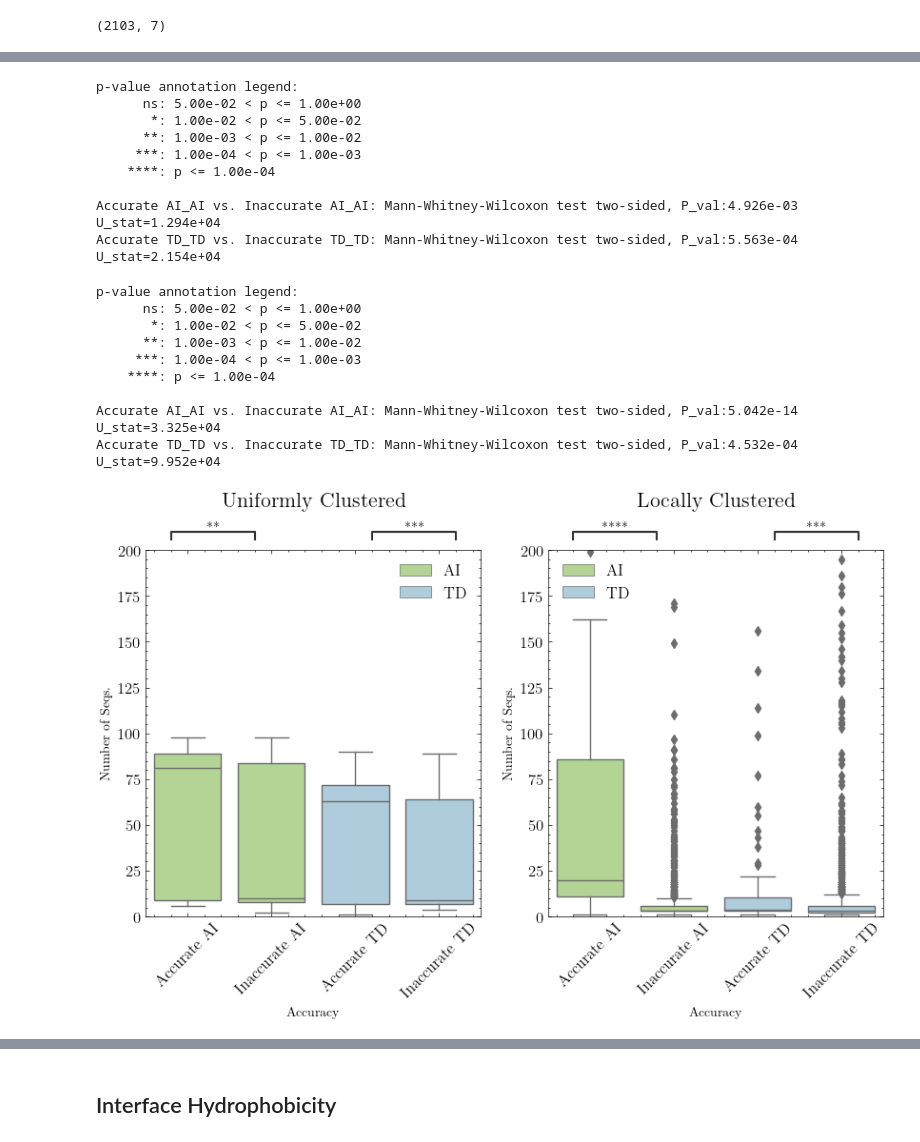
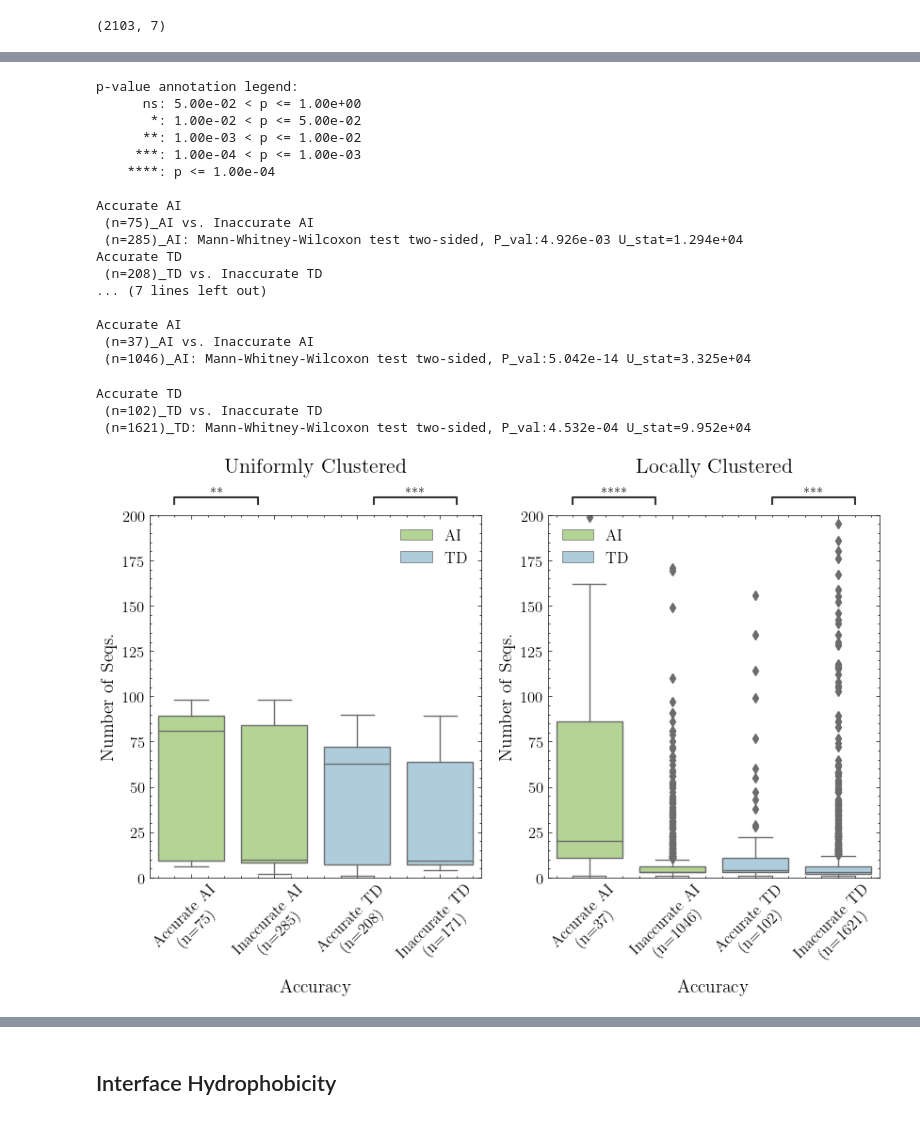
Before and after one commit to bperkinsj/autoinhibition_and_alphafold2, a Jupyter notebook: structure_feature_performance2.ipynb, the cells around one changed output, grey strips where cells are left out. Cells and saved outputs as stored; diff of their text form; code cells hidden in the pictures.

```diff
--- a/structure_feature_performance2.ipynb
+++ b/structure_feature_performance2.ipynb
@@ -109,6 +109,8 @@ def plot_lineage(df, ax, palette, x, y, hue, order, pairs):
     sns.boxplot(x=x, y=y, hue=hue, data=df, ax=ax, palette=palette, dodge=False)
     ax.set_xticklabels(ax.get_xticklabels(), fontsize=12, rotation=45)
     ax.set_yticklabels(ax.get_yticklabels(), fontsize=12)
+    ax.set_ylabel(y, fontsize=14)
+    ax.set_xlabel(x, fontsize=14)
     ax.legend(title_fontsize='14', fontsize='12')
 
     annotator = Annotator(ax, pairs, data=df, x=x, y=y, order=order, hue=hue)
@@ -337,23 +339,3 @@ inaccurate_only_u = only_u[only_u[grmsd] > 3]
 
 md_accurate_only_u = md_only_u[md_only_u[grmsd] <= 3]
 md_inaccurate_only_u = md_only_u[md_only_u[grmsd] > 3]
-# %%
-accurate_non_u['Accuracy'] = 'Accurate AI'
-accurate_non_u['Type'] = 'AI'
-inaccurate_non_u['Accuracy'] = 'Inaccurate AI'
-inaccurate_non_u['Type'] = 'AI'
-
-md_accurate_non_u['Accuracy'] = 'Accurate TD'
-md_accurate_non_u['Type'] = 'TD'
-md_inaccurate_non_u['Accuracy'] = 'Inaccurate TD'
-md_inaccurate_non_u['Type'] = 'TD'
-
-accurate_only_u['Accuracy'] = 'Accurate AI'
-accurate_only_u['Type'] = 'AI'
-inaccurate_only_u['Accuracy'] = 'Inaccurate AI'
-inaccurate_only_u['Type'] = 'AI'
-
-md_accurate_only_u['Accuracy'] = 'Accurate TD'
-md_accurate_only_u['Type'] = 'TD'
-md_inaccurate_only_u['Accuracy'] = 'Inaccurate TD'
-md_inaccurate_only_u['Type'] = 'TD'
@@ -480,48 +584,54 @@ Accurate TD_TD vs. Inaccurate TD_TD: Mann-Whitney-Wilcoxon test two-sided, P_val
 # %%
 fig, axes = plt.subplots(1, 2, figsize=(10, 5))
 axes[0].set_ylim(0, 200)
 axes[1].set_ylim(0, 200)
 
 axi = axes.flatten()
 
-order = ['Accurate AI', 'Inaccurate AI', 'Accurate TD', 'Inaccurate TD']
-pairs = [[('Accurate AI', 'AI'), ('Inaccurate AI', 'AI')],
-         [('Accurate TD', 'TD'), ('Inaccurate TD', 'TD')]]
+order1 = [acc_ai_uc, inacc_ai_uc, acc_td_uc, inacc_td_uc]
+pairs1 = [[(acc_ai_uc, 'AI'), (inacc_ai_uc, 'AI')],
+         [(acc_td_uc, 'TD'), (inacc_td_uc, 'TD')]]
+
+order2 = [acc_ai_lc, inacc_ai_lc, acc_td_lc, inacc_td_lc]
+pairs2 = [[(acc_ai_lc, 'AI'), (inacc_ai_lc, 'AI')],
+            [(acc_td_lc, 'TD'), (inacc_td_lc, 'TD')]]
 
 # plot_lineage(acc_both_only_u, axes[0], colors, 'Type', 'Mean LS', 'Type', order, pairs)
 # plot_lineage(only_u, axes[0], accuracy_palette, 'Type', 'Mean LS', 'Accuracy', order, pairs)
-plot_lineage(only_u, axes[0], colors, 'Accuracy', 'Number of Seqs.', 'Type', order, pairs)
-plot_lineage(non_u, axes[1], colors, 'Accuracy', 'Number of Seqs.', 'Type', order, pairs)
+plot_lineage(only_u, axes[0], colors, 'Accuracy', 'Number of Seqs.', 'Type', order1, pairs1)
+plot_lineage(non_u, axes[1], colors, 'Accuracy', 'Number of Seqs.', 'Type', order2, pairs2)
 
 cols = ['Uniformly Clustered', 'Locally Clustered']
 
 pad = 5
 for ax, col in zip(axes, cols):
     ax.annotate(col, xy=(0.5, 1.1), xytext=(0, pad),
                 xycoords='axes fraction', textcoords='offset points',
                 size=16, ha='center', va='baseline')
 
 plt.savefig('./project_pipeline/data/figures/num_seqs.png', dpi=300, bbox_inches='tight')
 # %% [output]
 p-value annotation legend:
       ns: 5.00e-02 < p <= 1.00e+00
        *: 1.00e-02 < p <= 5.00e-02
       **: 1.00e-03 < p <= 1.00e-02
      ***: 1.00e-04 < p <= 1.00e-03
     ****: p <= 1.00e-04
 
-Accurate AI_AI vs. Inaccurate AI_AI: Mann-Whitney-Wilcoxon test two-sided, P_val:4.926e-03 U_stat=1.294e+04
-Accurate TD_TD vs. Inaccurate TD_TD: Mann-Whitney-Wilcoxon test two-sided, P_val:5.563e-04 U_stat=2.154e+04
+Accurate AI
+ (n=75)_AI vs. Inaccurate AI
+ (n=285)_AI: Mann-Whitney-Wilcoxon test two-sided, P_val:4.926e-03 U_stat=1.294e+04
+Accurate TD
+ (n=208)_TD vs. Inaccurate TD
+... (7 lines left out)
+
+Accurate AI
+ (n=37)_AI vs. Inaccurate AI
+ (n=1046)_AI: Mann-Whitney-Wilcoxon test two-sided, P_val:5.042e-14 U_stat=3.325e+04
-p-value annotation legend:
-      ns: 5.00e-02 < p <= 1.00e+00
-       *: 1.00e-02 < p <= 5.00e-02
-      **: 1.00e-03 < p <= 1.00e-02
-     ***: 1.00e-04 < p <= 1.00e-03
-    ****: p <= 1.00e-04
-
-Accurate AI_AI vs. Inaccurate AI_AI: Mann-Whitney-Wilcoxon test two-sided, P_val:5.042e-14 U_stat=3.325e+04
-Accurate TD_TD vs. Inaccurate TD_TD: Mann-Whitney-Wilcoxon test two-sided, P_val:4.532e-04 U_stat=9.952e+04
+Accurate TD
+ (n=102)_TD vs. Inaccurate TD
+ (n=1621)_TD: Mann-Whitney-Wilcoxon test two-sided, P_val:4.532e-04 U_stat=9.952e+04
-[figure, old version]
+[figure, new version]
 # %%
 fig, axes = plt.subplots(1, 2, figsize=(10, 5))
 axes[0].set_ylim(-1, 40)
```
Also changed, not shown: parts of 15 cells of this notebook, 26 other files.
